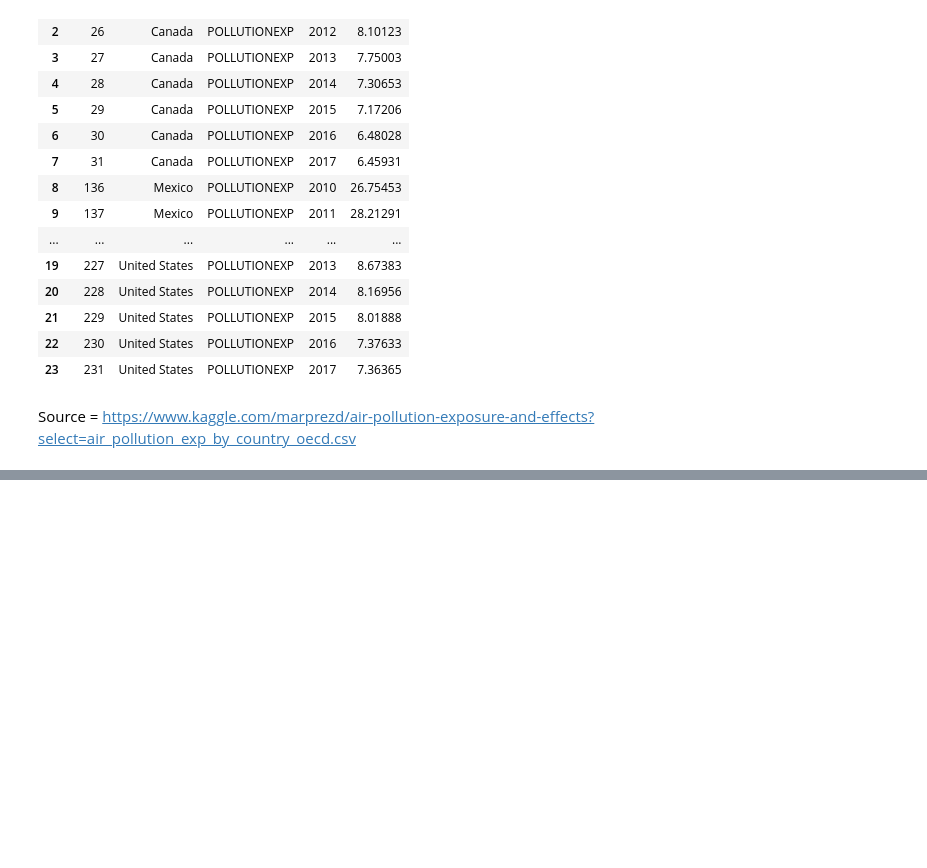
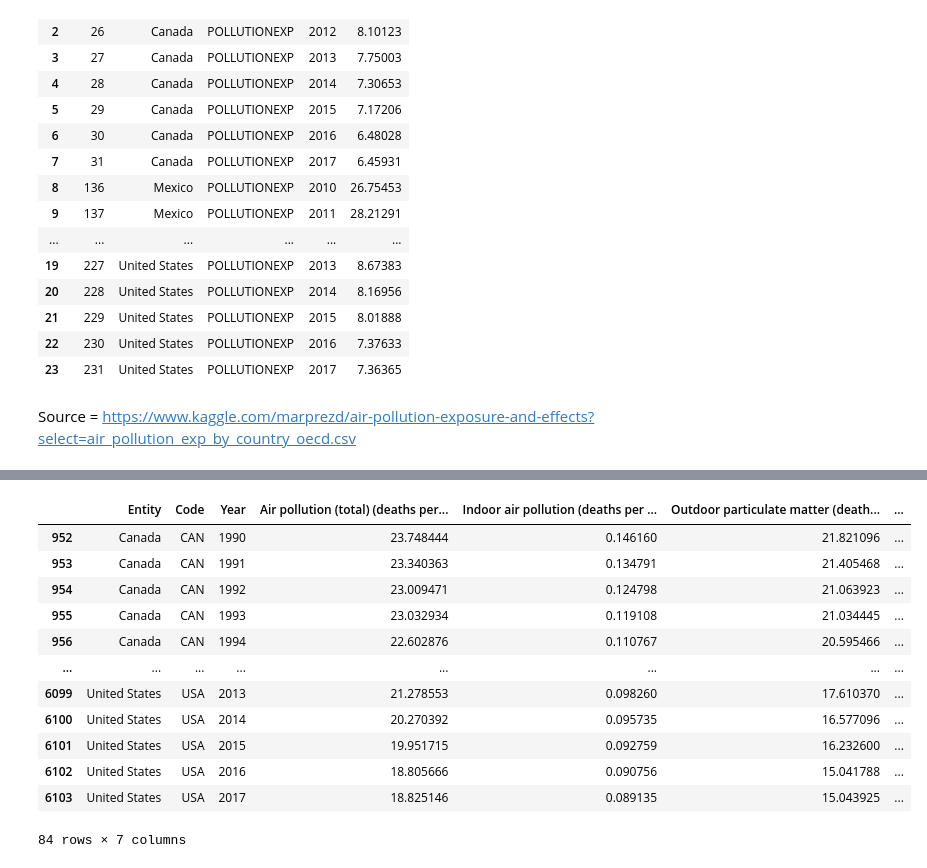
Before and after one commit to rjyobal/Omicrons_ETL, a Jupyter notebook: Data Extraction.ipynb, the cells around one changed output, grey strips where cells are left out. Drawn from its saved outputs; the diff is of its cells as text; code cells hidden in the pictures; blank space fills up the shorter version.

```diff
--- a/Data Extraction.ipynb
+++ b/Data Extraction.ipynb
@@ -108,0 +132,16 @@ Source = https://www.kaggle.com/marprezd/air-pollution-exposure-and-effects?sele
+# %%
+NAmericaDeath_DF
+# %% [output]
+|  | Entity | Code | Year | Air pollution (total) (deaths per... | Indoor air pollution (deaths per ... | Outdoor particulate matter (death... | ... |
+| 952 | Canada | CAN | 1990 | 23.748444 | 0.146160 | 21.821096 | ... |
+| 953 | Canada | CAN | 1991 | 23.340363 | 0.134791 | 21.405468 | ... |
+| 954 | Canada | CAN | 1992 | 23.009471 | 0.124798 | 21.063923 | ... |
+| 955 | Canada | CAN | 1993 | 23.032934 | 0.119108 | 21.034445 | ... |
+| 956 | Canada | CAN | 1994 | 22.602876 | 0.110767 | 20.595466 | ... |
+| ... | ... | ... | ... | ... | ... | ... | ... |
+| 6099 | United States | USA | 2013 | 21.278553 | 0.098260 | 17.610370 | ... |
+| 6100 | United States | USA | 2014 | 20.270392 | 0.095735 | 16.577096 | ... |
+| 6101 | United States | USA | 2015 | 19.951715 | 0.092759 | 16.232600 | ... |
+| 6102 | United States | USA | 2016 | 18.805666 | 0.090756 | 15.041788 | ... |
+| 6103 | United States | USA | 2017 | 18.825146 | 0.089135 | 15.043925 | ... |
+84 rows × 7 columns
```
Also changed, not shown: parts of 6 cells of this notebook, 1 other file.
